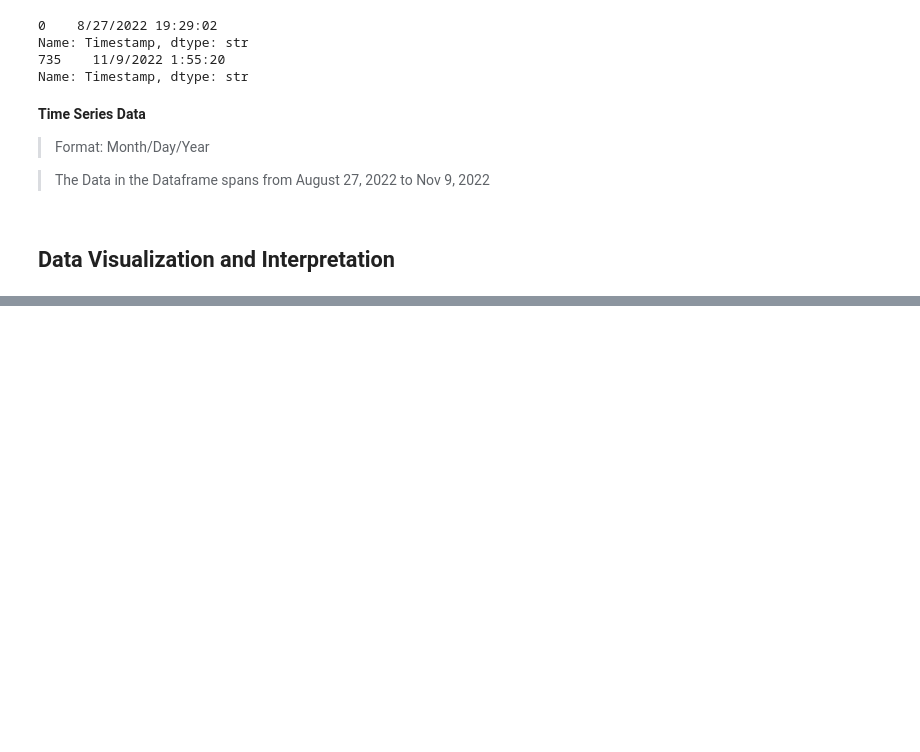
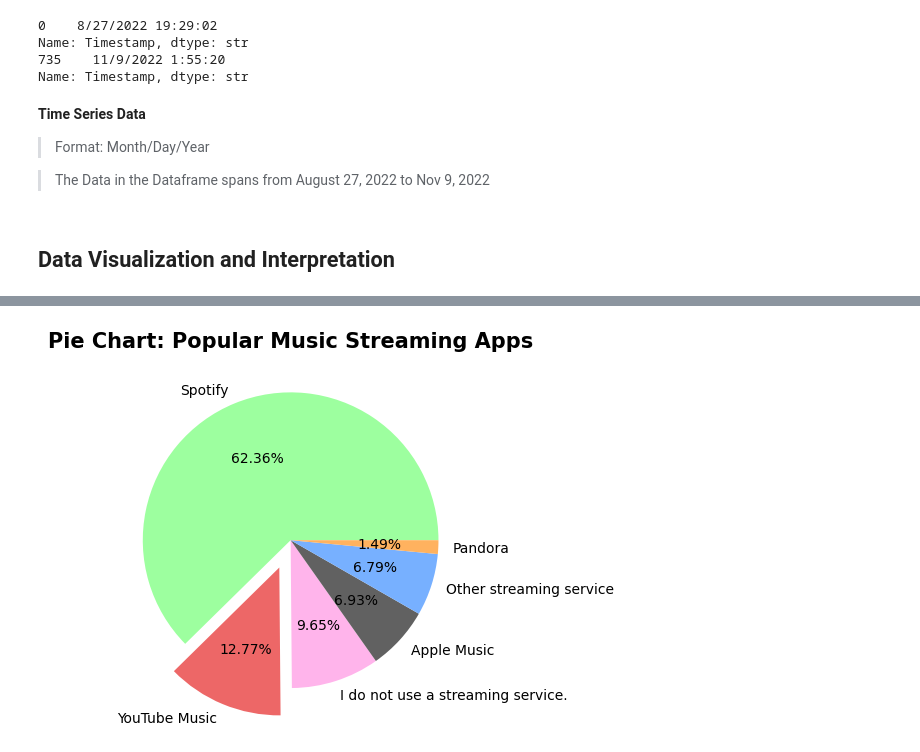
Before and after one commit to ShrDar/Music-and-Mental-Health, a Jupyter notebook: notebooks/mmh_eda.ipynb, the cells around one changed output, grey strips where cells are left out. Saved outputs shown, nothing was run; the diff lists cells and outputs as text; code cells hidden in the pictures; blank space fills up the shorter version.

```diff
--- a/notebooks/mmh_eda.ipynb
+++ b/notebooks/mmh_eda.ipynb
@@ -476,0 +519,3 @@ Name: Timestamp, dtype: str
+# %%
+streaming_services_value_count = df['Primary streaming service'].value_counts()
+streaming_services_value_count
@@ -476,0 +531,9 @@ Name: Timestamp, dtype: str
+# %%
+pie_labels =  ['Spotify', 'YouTube Music', 'I do not use a streaming service.', 'Apple Music', 'Other streaming service', 'Pandora']
+plt.pie(streaming_services_value_count, labels = pie_labels, autopct = "%.2f%%", explode = [0, 0.2, 0, 0, 0, 0], colors=["#9DFF9F", "#ED6767", "#FFB4EB", "#616161", "#77B0FFFF", "#ffb25f"])
+
+plt.title("Pie Chart: Popular Music Streaming Apps", fontdict = {"fontsize": '15', 'fontweight': 'bold'})
+
+plt.show()
+# %% [output]
+[figure, added]
```
Also changed, not shown: parts of 40 cells of this notebook.
